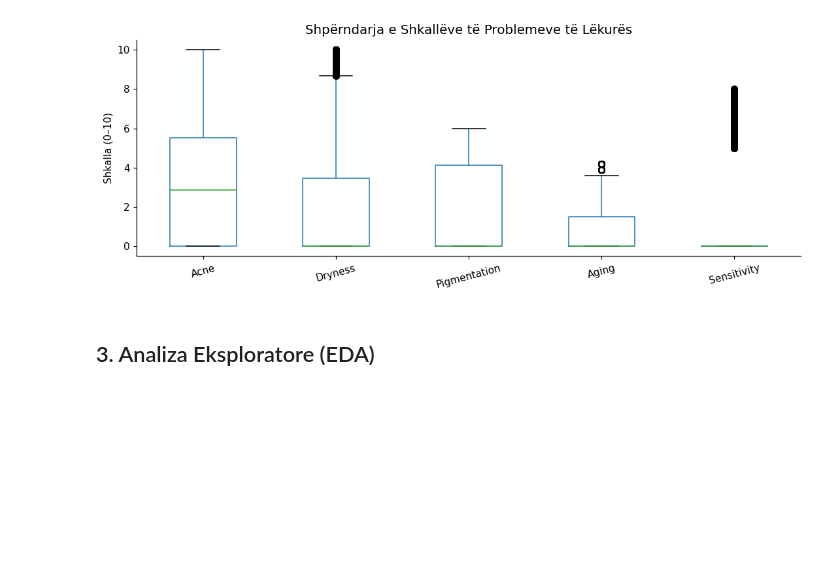
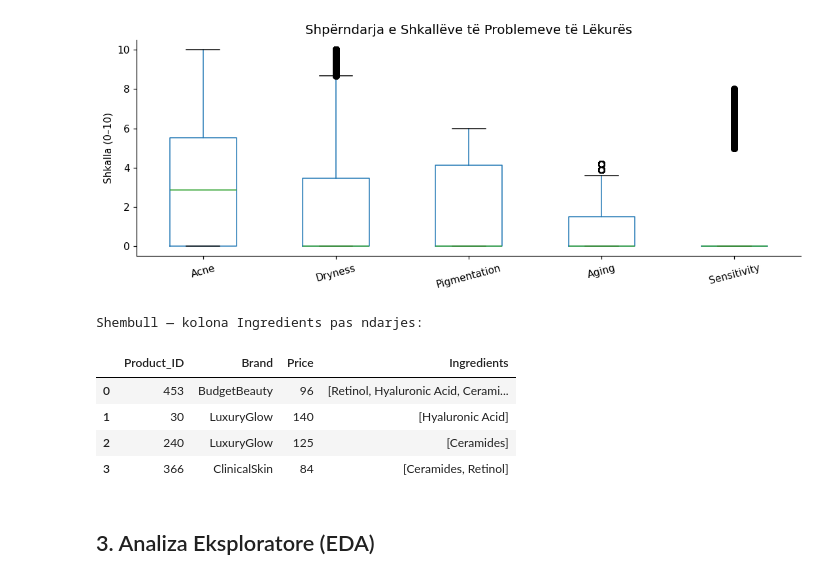
Before and after one commit to Sara587979/AI-Skincare-Personalization, a Jupyter notebook: skincare_ml.ipynb, the cells around one changed output. Drawn from its saved outputs; the diff is of its cells as text; code cells hidden in the pictures; blank space fills up the shorter version.

Commit message:
split Ingredients column into list format

```diff
--- a/skincare_ml.ipynb
+++ b/skincare_ml.ipynb
@@ -179,5 +179,18 @@ plt.tight_layout()
 plt.show()
 # %% [output]
 [figure]
+# %%
+# Ndajmë kolonën Ingredients (e ndarë me '|') në listë ingredientësh
+products['Ingredients'] = products['Ingredients'].str.split('|')
+
+print("Shembull — kolona Ingredients pas ndarjes:")
+display(products[['Product_ID', 'Brand', 'Price', 'Ingredients']].head(4))
+# %% [output]
+Shembull — kolona Ingredients pas ndarjes:
+|  | Product_ID | Brand | Price | Ingredients |
+| 0 | 453 | BudgetBeauty | 96 | [Retinol, Hyaluronic Acid, Cerami... |
+| 1 | 30 | LuxuryGlow | 140 | [Hyaluronic Acid] |
+| 2 | 240 | LuxuryGlow | 125 | [Ceramides] |
+| 3 | 366 | ClinicalSkin | 84 | [Ceramides, Retinol] |
 # %% [markdown]
 ## 3. Analiza Eksploratore (EDA)
```
